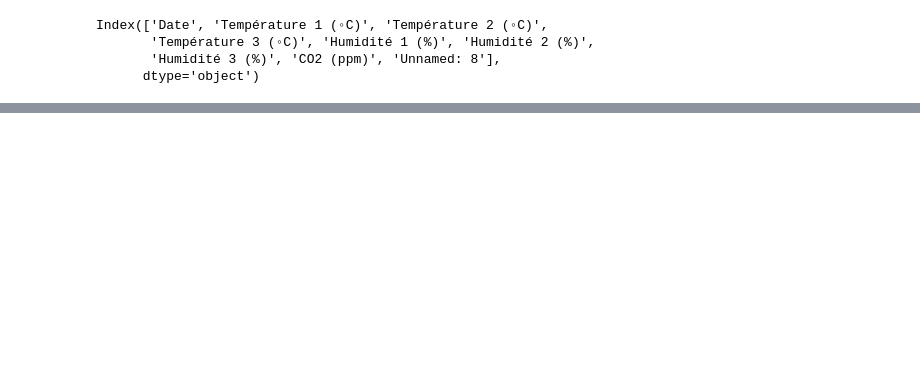
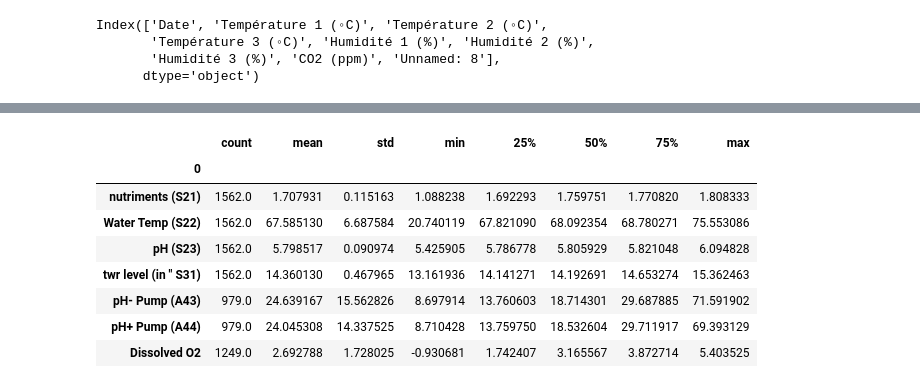
Before and after one commit to williamjwall/Aqua_verti_data, a Jupyter notebook: notebooks/EDA_farming.ipynb, the cells around one changed output, grey strips where cells are left out. Saved outputs shown, nothing was run; the diff lists cells and outputs as text; code cells hidden in the pictures; blank space fills up the shorter version.

```diff
--- a/notebooks/EDA_farming.ipynb
+++ b/notebooks/EDA_farming.ipynb
@@ -191,0 +235,12 @@ memory usage: 32.1+ MB
+# %%
+g1_X.describe().T
+# %% [output]
+|  | count | mean | std | min | 25% | 50% | 75% | max |
+| 0 |  |  |  |  |  |  |  |  |
+| nutriments (S21) | 1562.0 | 1.707931 | 0.115163 | 1.088238 | 1.692293 | 1.759751 | 1.770820 | 1.808333 |
+| Water Temp (S22) | 1562.0 | 67.585130 | 6.687584 | 20.740119 | 67.821090 | 68.092354 | 68.780271 | 75.553086 |
+| pH (S23) | 1562.0 | 5.798517 | 0.090974 | 5.425905 | 5.786778 | 5.805929 | 5.821048 | 6.094828 |
+| twr level (in " S31) | 1562.0 | 14.360130 | 0.467965 | 13.161936 | 14.141271 | 14.192691 | 14.653274 | 15.362463 |
+| pH- Pump (A43) | 979.0 | 24.639167 | 15.562826 | 8.697914 | 13.760603 | 18.714301 | 29.687885 | 71.591902 |
+| pH+ Pump (A44) | 979.0 | 24.045308 | 14.337525 | 8.710428 | 13.759750 | 18.532604 | 29.711917 | 69.393129 |
+| Dissolved O2 | 1249.0 | 2.692788 | 1.728025 | -0.930681 | 1.742407 | 3.165567 | 3.872714 | 5.403525 |
```
Also changed, not shown: parts of 37 cells of this notebook.
